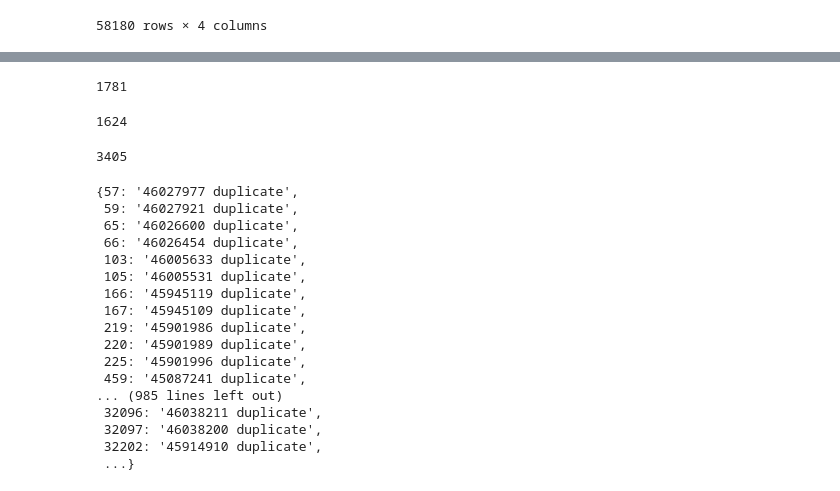
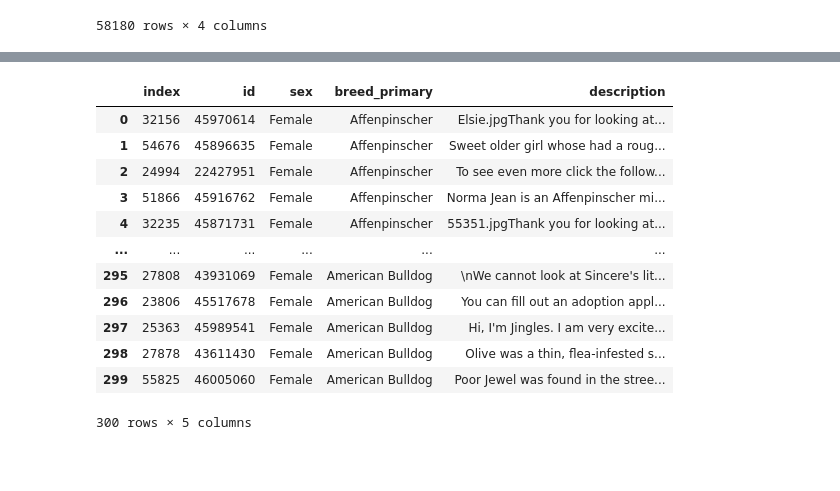
Before and after one commit to mat1218B/ProjectOfComputerScience, a Jupyter notebook: Project-CS_2022.ipynb, the cells around one changed output, grey strips where cells are left out. Drawn from its saved outputs; the diff is of its cells as text; code cells hidden in the pictures; blank space fills up the shorter version.

Commit message:
Query-12
quello di prima era sbagliato, ritornati a quello iniziale che funziona ma lento

```diff
--- a/Project-CS_2022.ipynb
+++ b/Project-CS_2022.ipynb
@@ -457,38 +454,17 @@ def scannerDuplicate(tab):
-# %%
-#provo a farlo con la tabella female
-female = duplicate_female.sort_values(by='index')
-res_female = scannerDuplicate(female)#velocissimo
-len(res_female)
-# %% [output]
-1781
-# %%
-#provo a farlo con la tabella male
-male = duplicate_male.sort_values(by='index')
-res_male = scannerDuplicate(male)#velocissimo
-len(res_male)
-# %% [output]
-1624
-# %%
-len(res_male) + len(res_female)
-# %% [output]
-3405
-# %%
-res_female
-# %% [output]
-{57: '46027977 duplicate',
- 59: '46027921 duplicate',
- 65: '46026600 duplicate',
- 66: '46026454 duplicate',
- 103: '46005633 duplicate',
- 105: '46005531 duplicate',
- 166: '45945119 duplicate',
- 167: '45945109 duplicate',
- 219: '45901986 duplicate',
- 220: '45901989 duplicate',
- 225: '45901996 duplicate',
- 459: '45087241 duplicate',
-... (985 lines left out)
- 32096: '46038211 duplicate',
- 32097: '46038200 duplicate',
- 32202: '45914910 duplicate',
- ...}
+# %%
+prova_female = duplicate_female.iloc[0:300]
+prova_female
+# %% [output]
+|  | index | id | sex | breed_primary | description |
+| 0 | 32156 | 45970614 | Female | Affenpinscher | Elsie.jpgThank you for looking at... |
+| 1 | 54676 | 45896635 | Female | Affenpinscher | Sweet older girl whose had a roug... |
+| 2 | 24994 | 22427951 | Female | Affenpinscher | To see even more click the follow... |
+| 3 | 51866 | 45916762 | Female | Affenpinscher | Norma Jean is an Affenpinscher mi... |
+| 4 | 32235 | 45871731 | Female | Affenpinscher | 55351.jpgThank you for looking at... |
+| ... | ... | ... | ... | ... | ... |
+| 295 | 27808 | 43931069 | Female | American Bulldog | \nWe cannot look at Sincere's lit... |
+| 296 | 23806 | 45517678 | Female | American Bulldog | You can fill out an adoption appl... |
+| 297 | 25363 | 45989541 | Female | American Bulldog | Hi, I'm Jingles. I am very excite... |
+| 298 | 27878 | 43611430 | Female | American Bulldog | Olive was a thin, flea-infested s... |
+| 299 | 55825 | 46005060 | Female | American Bulldog | Poor Jewel was found in the stree... |
+300 rows × 5 columns
```
Also changed, not shown: parts of 7 cells of this notebook.
